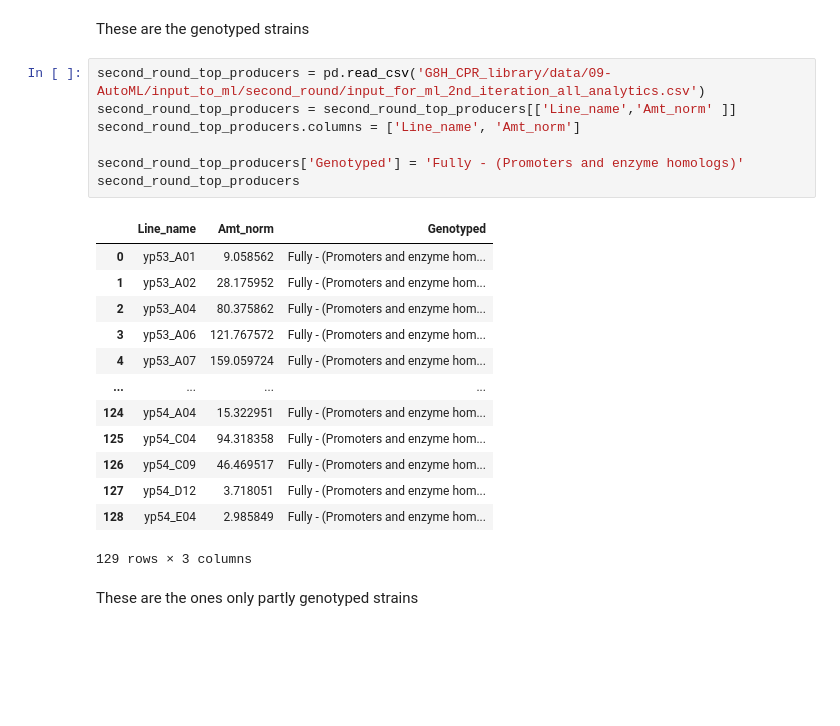
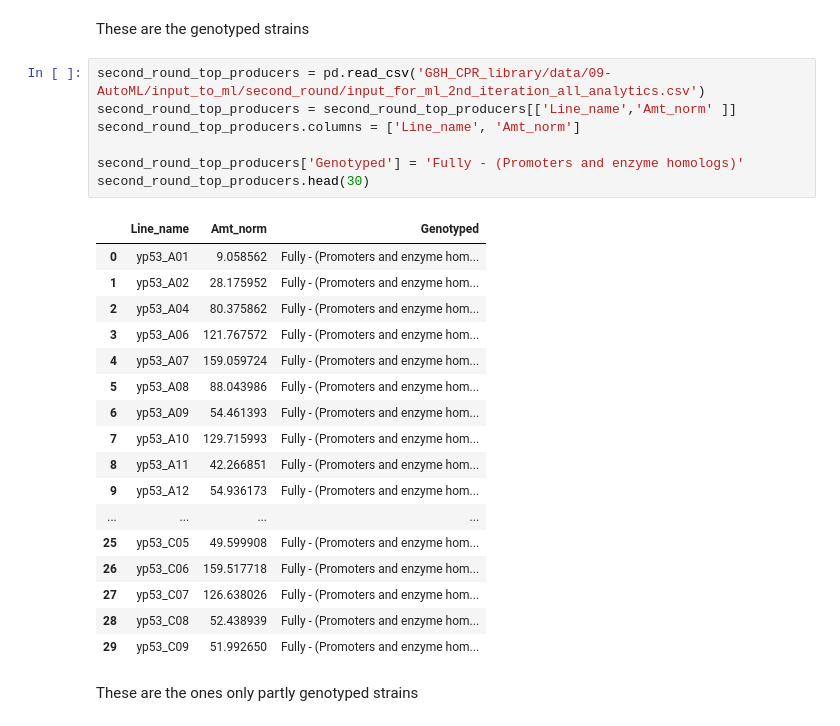
Before and after one commit to hiyama341/teemi, a Jupyter notebook: colab_notebooks/10_2_TEST_Library_Characterization.ipynb, the cells around one changed output. Drawn from its saved outputs; the diff is of its cells as text; blank space fills up the shorter version.

```diff
--- a/colab_notebooks/10_2_TEST_Library_Characterization.ipynb
+++ b/colab_notebooks/10_2_TEST_Library_Characterization.ipynb
@@ -1385,24 +1427,28 @@ These are the genotyped strains
 # %%
 second_round_top_producers = pd.read_csv('G8H_CPR_library/data/09-AutoML/input_to_ml/second_round/input_for_ml_2nd_iteration_all_analytics.csv')
 second_round_top_producers = second_round_top_producers[['Line_name','Amt_norm' ]]
 second_round_top_producers.columns = ['Line_name', 'Amt_norm']
 
 second_round_top_producers['Genotyped'] = 'Fully - (Promoters and enzyme homologs)'
-second_round_top_producers
+second_round_top_producers.head(30)
 # %% [output]
 |  | Line_name | Amt_norm | Genotyped |
 | 0 | yp53_A01 | 9.058562 | Fully - (Promoters and enzyme hom... |
 | 1 | yp53_A02 | 28.175952 | Fully - (Promoters and enzyme hom... |
 | 2 | yp53_A04 | 80.375862 | Fully - (Promoters and enzyme hom... |
 | 3 | yp53_A06 | 121.767572 | Fully - (Promoters and enzyme hom... |
 | 4 | yp53_A07 | 159.059724 | Fully - (Promoters and enzyme hom... |
+| 5 | yp53_A08 | 88.043986 | Fully - (Promoters and enzyme hom... |
+| 6 | yp53_A09 | 54.461393 | Fully - (Promoters and enzyme hom... |
+| 7 | yp53_A10 | 129.715993 | Fully - (Promoters and enzyme hom... |
+| 8 | yp53_A11 | 42.266851 | Fully - (Promoters and enzyme hom... |
+| 9 | yp53_A12 | 54.936173 | Fully - (Promoters and enzyme hom... |
 | ... | ... | ... | ... |
-| 124 | yp54_A04 | 15.322951 | Fully - (Promoters and enzyme hom... |
-| 125 | yp54_C04 | 94.318358 | Fully - (Promoters and enzyme hom... |
-| 126 | yp54_C09 | 46.469517 | Fully - (Promoters and enzyme hom... |
-| 127 | yp54_D12 | 3.718051 | Fully - (Promoters and enzyme hom... |
-| 128 | yp54_E04 | 2.985849 | Fully - (Promoters and enzyme hom... |
+| 25 | yp53_C05 | 49.599908 | Fully - (Promoters and enzyme hom... |
+| 26 | yp53_C06 | 159.517718 | Fully - (Promoters and enzyme hom... |
+| 27 | yp53_C07 | 126.638026 | Fully - (Promoters and enzyme hom... |
+| 28 | yp53_C08 | 52.438939 | Fully - (Promoters and enzyme hom... |
+| 29 | yp53_C09 | 51.992650 | Fully - (Promoters and enzyme hom... |
-129 rows × 3 columns
 # %% [markdown]
 These are the ones only partly genotyped strains
 # %%
```
Also changed, not shown: parts of 8 cells of this notebook.
